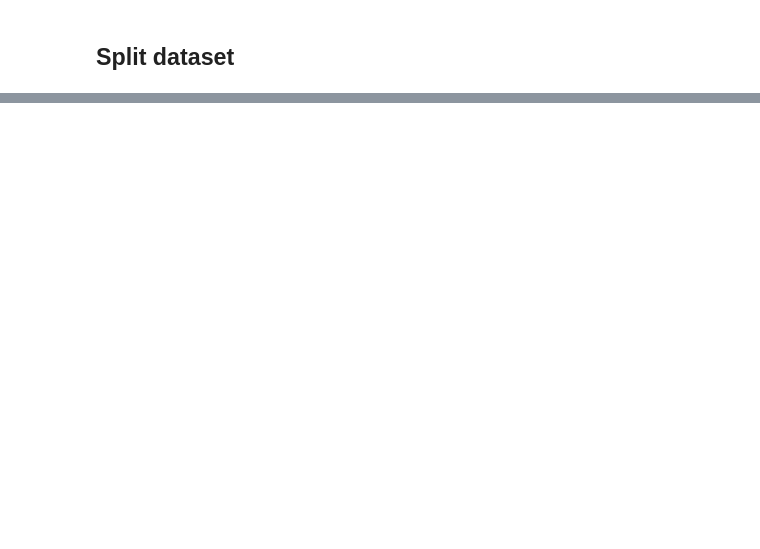
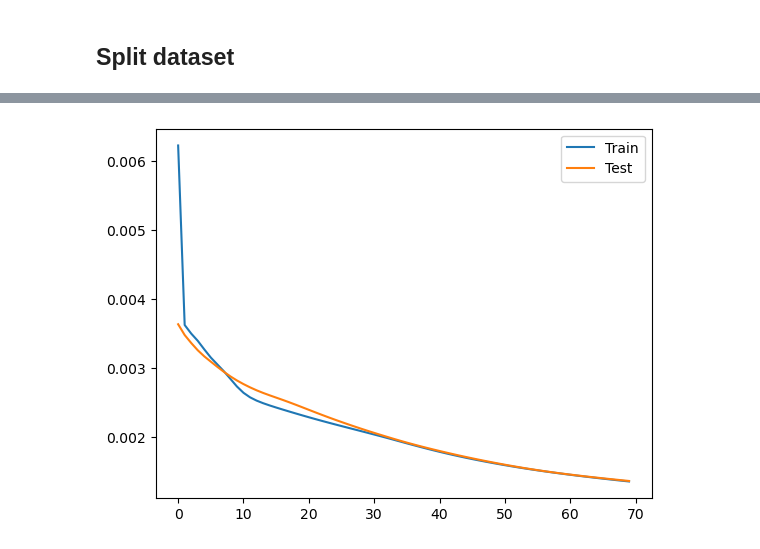
Before and after one commit to BianchiLuca28/EnergyConsumptionForecast, a Jupyter notebook: notebooks/luca_notebook.ipynb, the cells around one changed output, grey strips where cells are left out. Saved outputs shown, nothing was run; the diff lists cells and outputs as text; code cells hidden in the pictures; blank space fills up the shorter version.

Commit message:
Adding LSTM model analysis

```diff
--- a/notebooks/luca_notebook.ipynb
+++ b/notebooks/luca_notebook.ipynb
@@ -134,0 +185,5 @@ X_test = scaler.transform(X_test)
+# %%
+values = reframed.values
+# %%
+X = values[:,:21]
+Y = values[:,21]
@@ -134,0 +194,15 @@ X_test = scaler.transform(X_test)
+# %%
+X_train, X_test, y_train, y_test = train_test_split(X, Y, test_size=0.3)
+
+# reshape input to be 3D [samples, timesteps, features]
+X_train = X_train.reshape((X_train.shape[0], 1, X_train.shape[1]))
+X_test = X_test.reshape((X_test.shape[0], 1, X_test.shape[1]))
+# %%
+# network architecture
+model = Sequential()
+model.add(LSTM(50, input_shape=(X_train.shape[1], X_train.shape[2])))
+model.add(Dense(1))
+model.compile(loss='mse', optimizer='adam')
+
+# fit
+history = model.fit(X_train, y_train, epochs=70, batch_size=10, validation_data=(X_test, y_test), verbose=2, shuffle=False)
@@ -134,0 +227,7 @@ X_test = scaler.transform(X_test)
+# %%
+pyplot.plot(history.history['loss'], label='Train')
+pyplot.plot(history.history['val_loss'], label='Test')
+pyplot.legend()
+pyplot.show()
+# %% [output]
+[figure, added]
```
Also changed, not shown: parts of 27 cells of this notebook.
